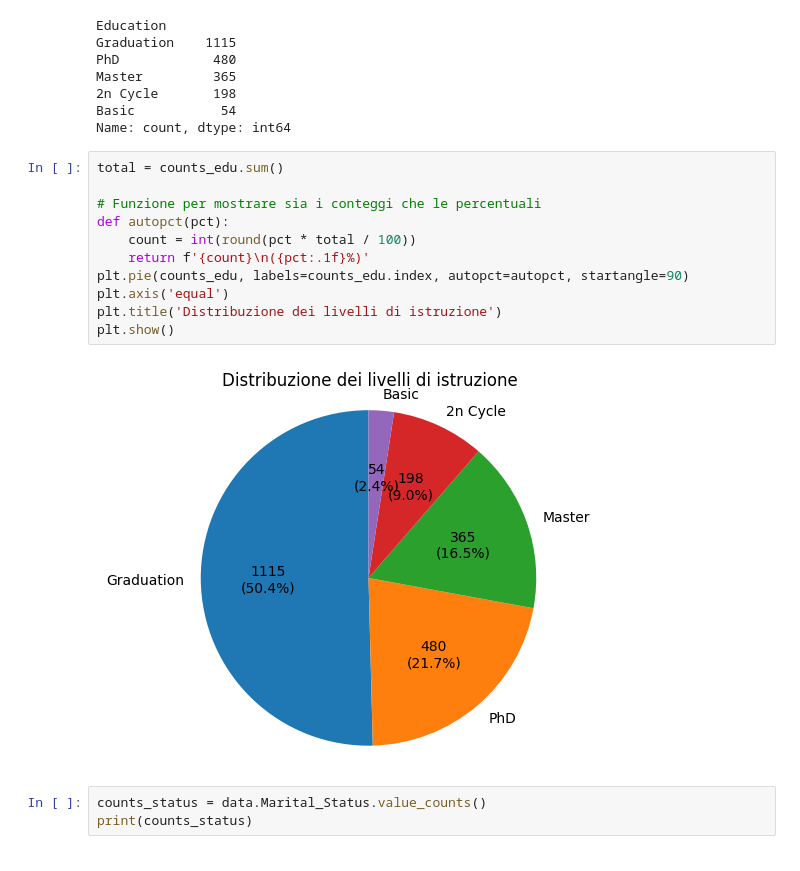
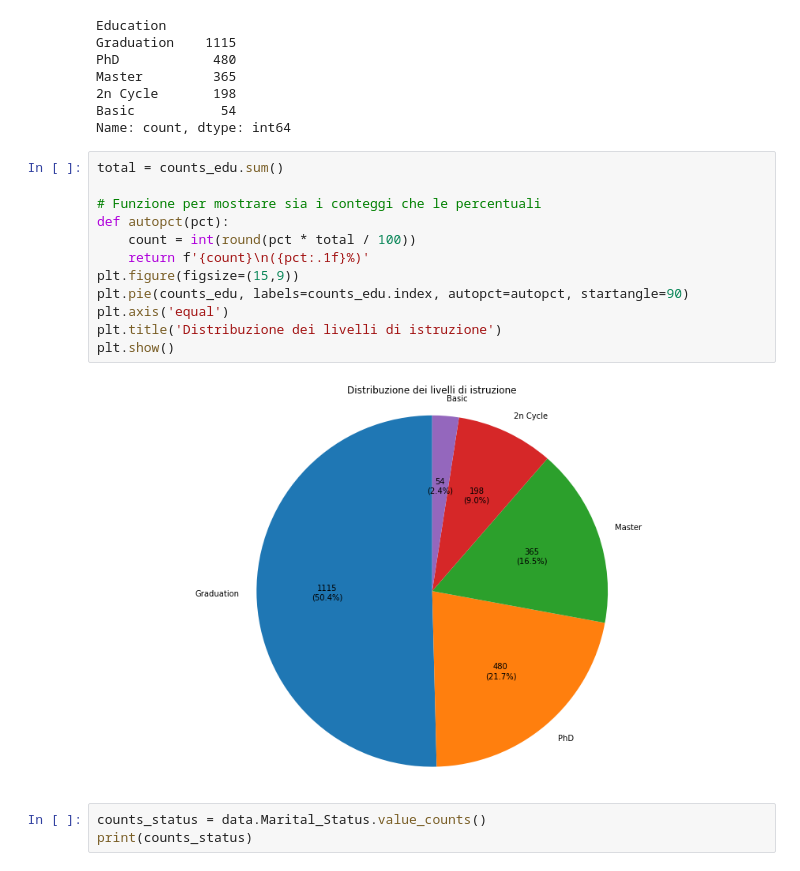
Before and after one commit to nicolaronchini/Clustering, a Jupyter notebook: clustering.ipynb, the cells around one changed output. Saved outputs shown, nothing was run; the diff lists cells and outputs as text.

```diff
--- a/clustering.ipynb
+++ b/clustering.ipynb
@@ -97,16 +96,17 @@ Name: count, dtype: int64
 # %%
 total = counts_edu.sum()
 
 # Funzione per mostrare sia i conteggi che le percentuali
 def autopct(pct):
     count = int(round(pct * total / 100))
     return f'{count}\n({pct:.1f}%)'
+plt.figure(figsize=(15,9))
 plt.pie(counts_edu, labels=counts_edu.index, autopct=autopct, startangle=90)
 plt.axis('equal')
 plt.title('Distribuzione dei livelli di istruzione')
 plt.show()
 # %% [output]
-[figure, old version]
+[figure, new version]
 # %%
 counts_status = data.Marital_Status.value_counts()
 print(counts_status)
```
Also changed, not shown: parts of 20 cells of this notebook.
